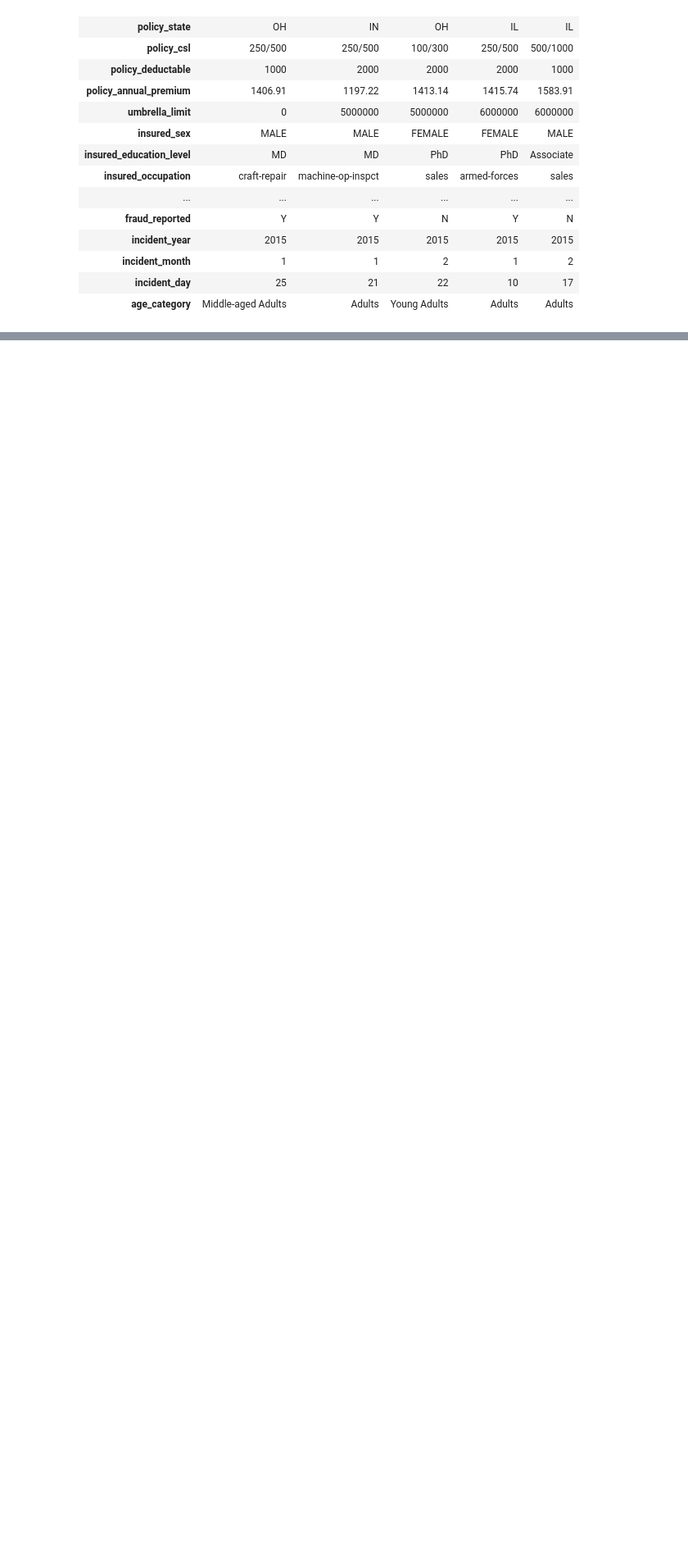
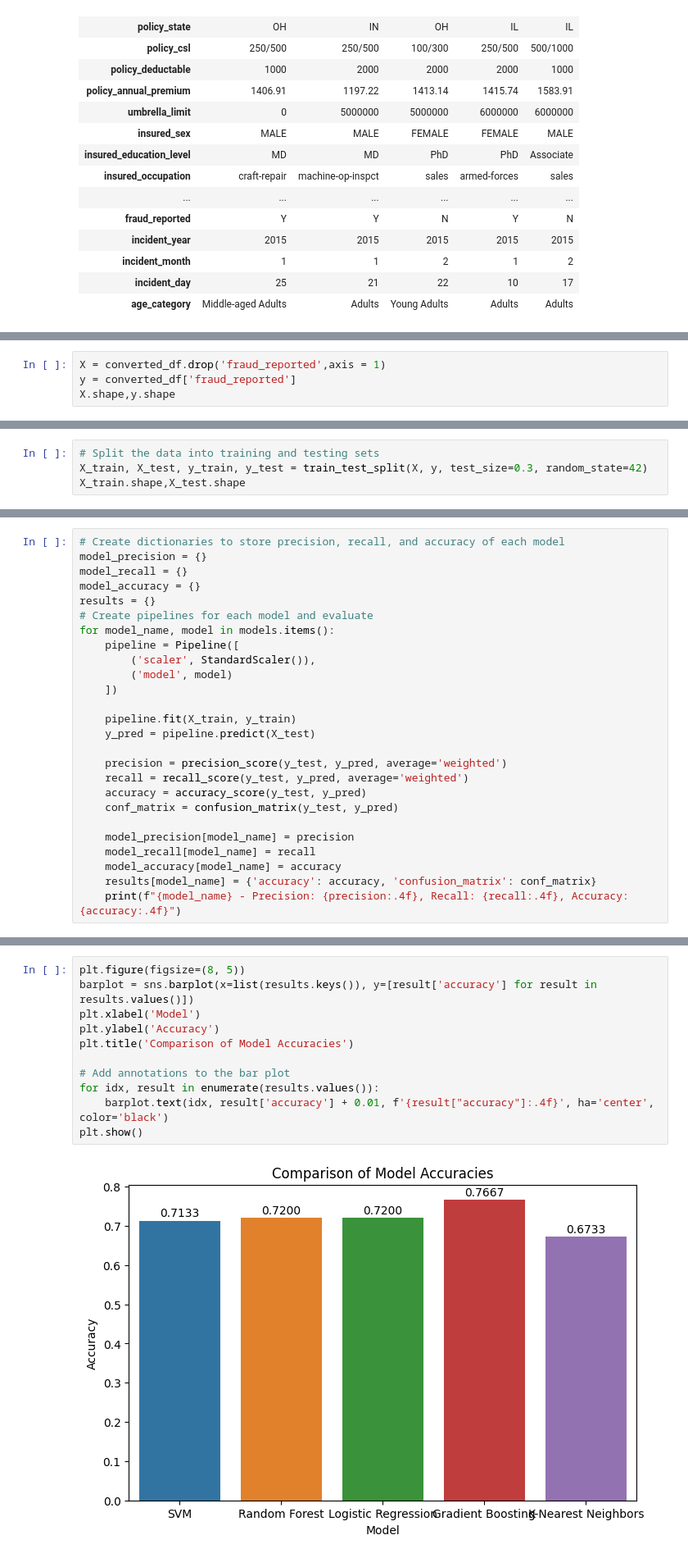
Before and after one commit to Naveenkada/Machine-Learning-For-Fraud-Detection-and-Claims-Processing, a Jupyter notebook: Project Coding.ipynb, the cells around one changed output, grey strips where cells are left out. Shown at 82% size. Saved outputs shown, nothing was run; the diff lists cells and outputs as text; blank space fills up the shorter version.

```diff
--- a/Project Coding.ipynb
+++ b/Project Coding.ipynb
@@ -352,0 +472,4 @@ claims_data.head().T
+# %%
+X = converted_df.drop('fraud_reported',axis = 1)
+y = converted_df['fraud_reported']
+X.shape,y.shape
@@ -352,0 +509,4 @@ claims_data.head().T
+# %%
+# Split the data into training and testing sets
+X_train, X_test, y_train, y_test = train_test_split(X, y, test_size=0.3, random_state=42)
+X_train.shape,X_test.shape
@@ -352,0 +544,26 @@ claims_data.head().T
+# %%
+# Create dictionaries to store precision, recall, and accuracy of each model
+model_precision = {}
+model_recall = {}
+model_accuracy = {}
+results = {}
+# Create pipelines for each model and evaluate
+for model_name, model in models.items():
+    pipeline = Pipeline([
+        ('scaler', StandardScaler()),
+        ('model', model)
+    ])
+
+    pipeline.fit(X_train, y_train)
+    y_pred = pipeline.predict(X_test)
+
+    precision = precision_score(y_test, y_pred, average='weighted')
+    recall = recall_score(y_test, y_pred, average='weighted')
+    accuracy = accuracy_score(y_test, y_pred)
+    conf_matrix = confusion_matrix(y_test, y_pred)
+
+    model_precision[model_name] = precision
+    model_recall[model_name] = recall
+    model_accuracy[model_name] = accuracy
+    results[model_name] = {'accuracy': accuracy, 'confusion_matrix': conf_matrix}
+    print(f"{model_name} - Precision: {precision:.4f}, Recall: {recall:.4f}, Accuracy: {accuracy:.4f}")
@@ -352,0 +576,13 @@ claims_data.head().T
+# %%
+plt.figure(figsize=(8, 5))
+barplot = sns.barplot(x=list(results.keys()), y=[result['accuracy'] for result in results.values()])
+plt.xlabel('Model')
+plt.ylabel('Accuracy')
+plt.title('Comparison of Model Accuracies')
+
+# Add annotations to the bar plot
+for idx, result in enumerate(results.values()):
+    barplot.text(idx, result['accuracy'] + 0.01, f'{result["accuracy"]:.4f}', ha='center', color='black')
+plt.show()
+# %% [output]
+[figure, added]
```
Also changed, not shown: parts of 29 cells of this notebook.
